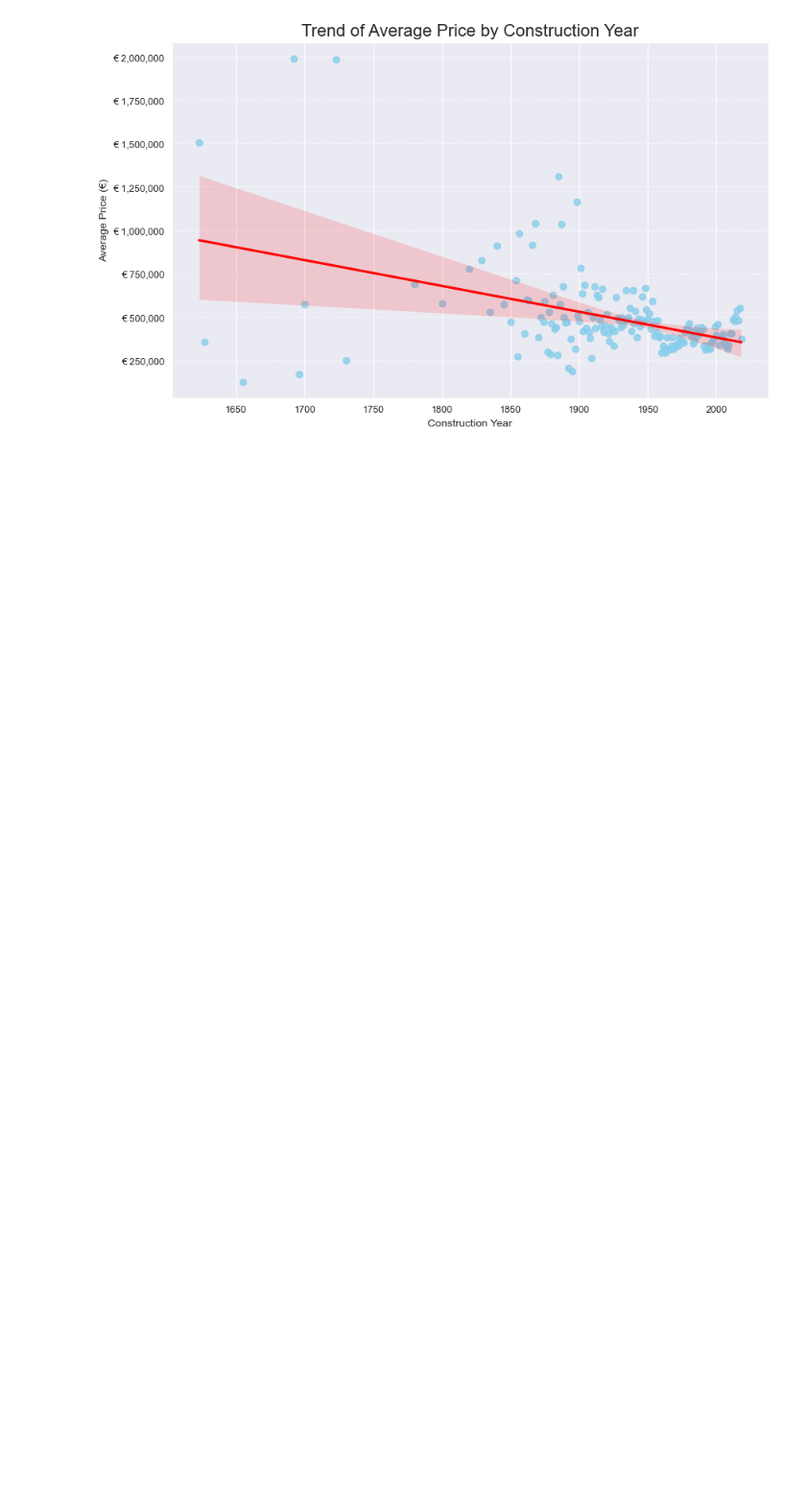
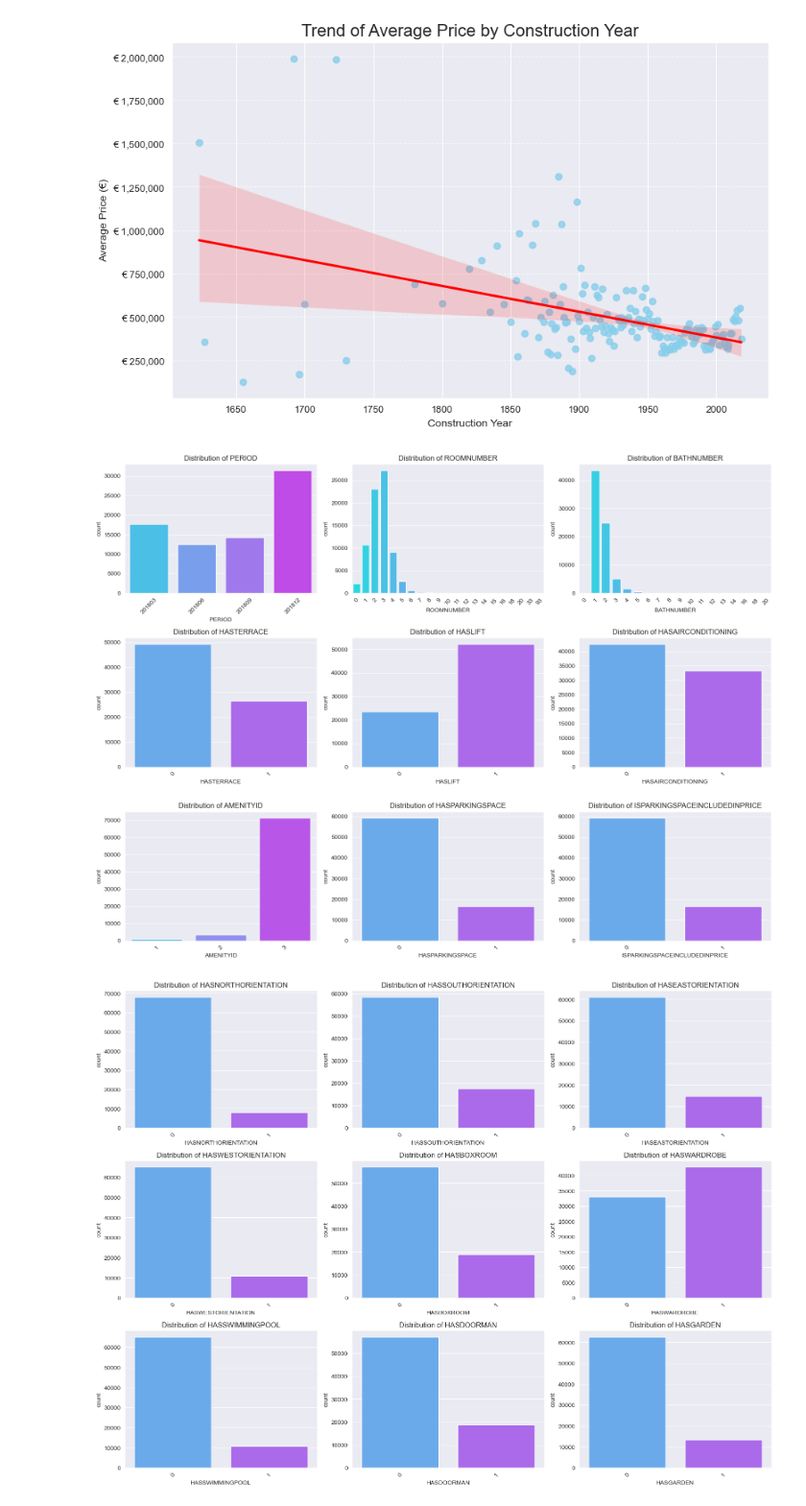
Before and after one commit to EstebannRomeroo/TFM, a Jupyter notebook: descriptive_analysis.ipynb, the cells around one changed output. Shown at 96% size. Saved outputs shown, nothing was run; the diff lists cells and outputs as text; code cells hidden in the pictures; blank space fills up the shorter version.

```diff
--- a/descriptive_analysis.ipynb
+++ b/descriptive_analysis.ipynb
@@ -206,8 +207,8 @@ specific_assets.head().sort_values(by=['ASSETID'])
 | 11584 | A9999219692481893574 | 201803 | 264000.0 | 3666.666667 | 72 | 2 | 1 | 1 | 0 | ... |
 5 rows × 40 columns
 # %%
-numerical_features = data.select_dtypes(include=['number']).columns
-categorical_features = data.select_dtypes(exclude=['number']).columns
+numerical_features = data.select_dtypes(include=['number']).drop(columns = ['LATITUDE','LONGITUDE']).columns
+categorical_features = data.select_dtypes(exclude=['number']).drop(columns = ['ASSETID']).columns
 
 print(f'Numercial features: {numerical_features}')
 print('----------------------------------------------------------')
@@ -289,3 +290,21 @@ plt.savefig('plots/average_price_by_construction_year.png', format = 'png', dpi=
 plt.show()
 # %% [output]
 [figure]
+# %%
+num_vars = len(categorical_features)
+graphs_per_fig = 9  # Máximo de gráficos por figura
+
+for start in range(0, num_vars, graphs_per_fig):
+    end = start + graphs_per_fig
+    plt.figure(figsize=(16, 12))
+    for i, var in enumerate(categorical_features[start:end], 1):
+        plt.subplot(3, 3, i)
+        sns.countplot(x=var, data=data, palette='cool')
+        plt.title(f'Distribution of {var}')
+        plt.xticks(rotation=45)
+
+    plt.tight_layout()
+    plt.show()
+# %% [output]
+[figure, added]
+[figure, added]
```
Also changed, not shown: parts of 6 cells of this notebook, 28 other files.
